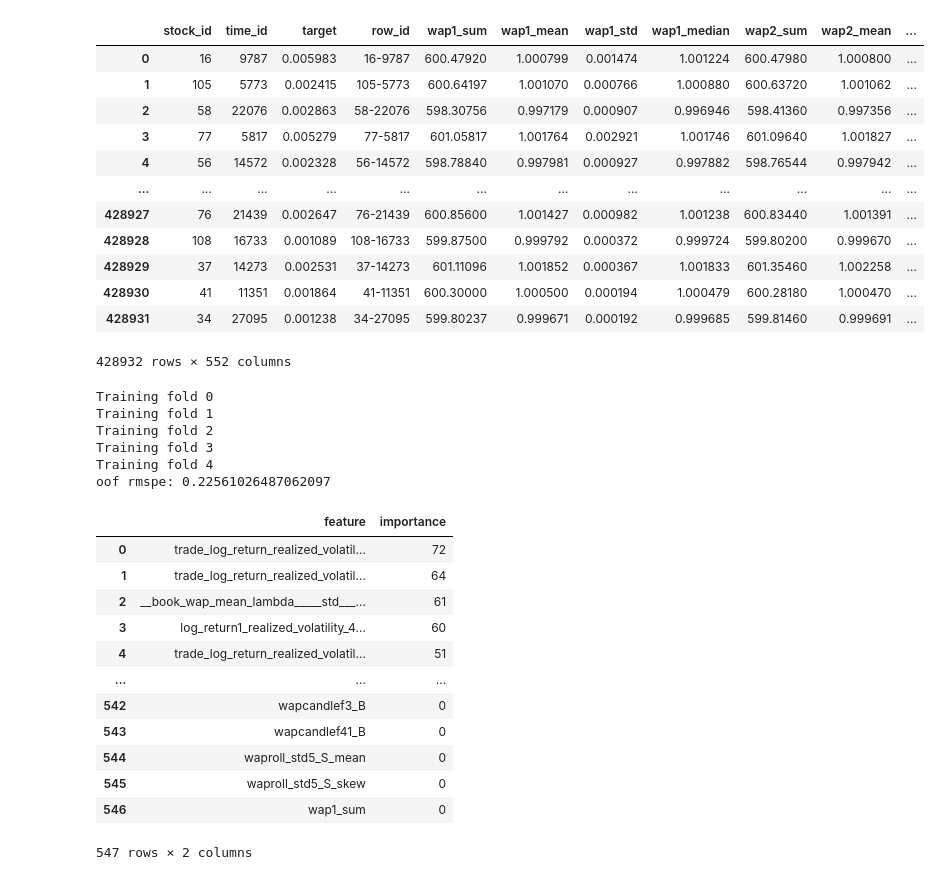
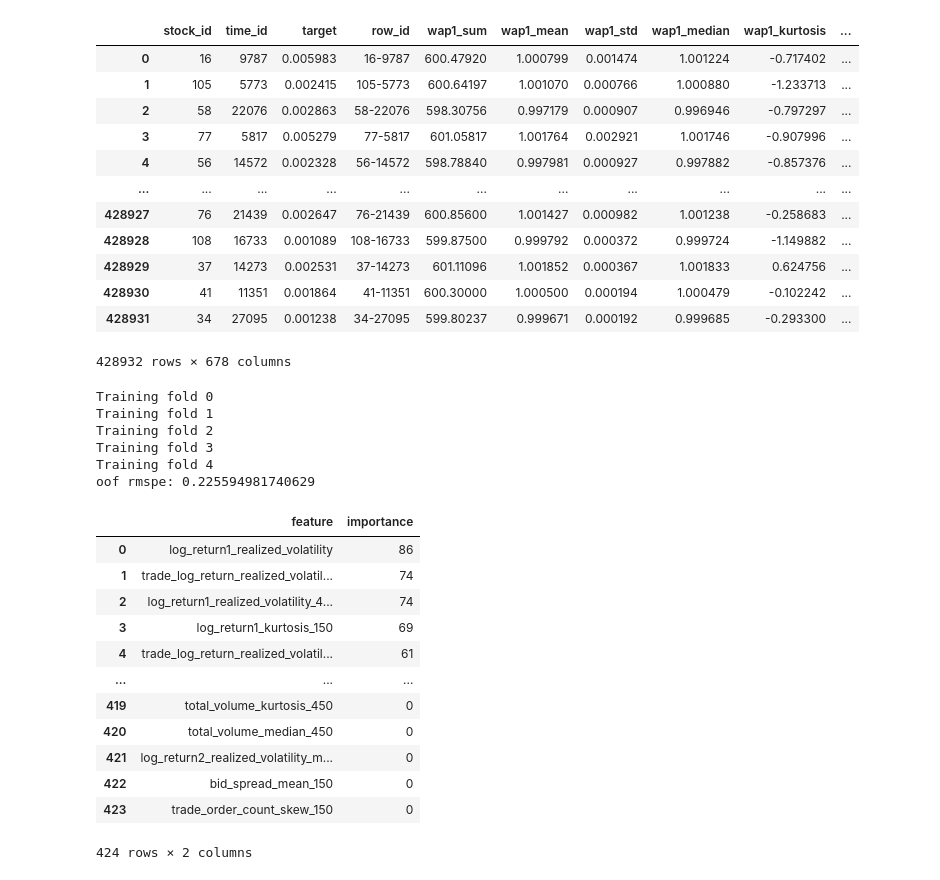
Before and after one commit to Zacchaeus00/kaggle-optiver, a Jupyter notebook: working/lgbm-sklearn.ipynb, the cells around one changed output. Saved outputs shown, nothing was run; the diff lists cells and outputs as text; code cells hidden in the pictures.

Commit message:
baseline merged features 678cols 0.22559

```diff
--- a/working/lgbm-sklearn.ipynb
+++ b/working/lgbm-sklearn.ipynb
@@ -87,21 +87,21 @@ Our training set has 428932 rows
 # %%
-train_ = pd.read_csv("../baseline/data/train.csv")
+train_ = pd.read_csv("../baseline/data/baseline_train.csv")
 train = train.merge(train_, on=["time_id", "stock_id", "target"], how="inner")
 train
 # %% [output]
-|  | stock_id | time_id | target | row_id | wap1_sum | wap1_mean | wap1_std | wap1_median | wap2_sum | wap2_mean | ... |
-| 0 | 16 | 9787 | 0.005983 | 16-9787 | 600.47920 | 1.000799 | 0.001474 | 1.001224 | 600.47980 | 1.000800 | ... |
-| 1 | 105 | 5773 | 0.002415 | 105-5773 | 600.64197 | 1.001070 | 0.000766 | 1.000880 | 600.63720 | 1.001062 | ... |
-| 2 | 58 | 22076 | 0.002863 | 58-22076 | 598.30756 | 0.997179 | 0.000907 | 0.996946 | 598.41360 | 0.997356 | ... |
-| 3 | 77 | 5817 | 0.005279 | 77-5817 | 601.05817 | 1.001764 | 0.002921 | 1.001746 | 601.09640 | 1.001827 | ... |
-| 4 | 56 | 14572 | 0.002328 | 56-14572 | 598.78840 | 0.997981 | 0.000927 | 0.997882 | 598.76544 | 0.997942 | ... |
-| ... | ... | ... | ... | ... | ... | ... | ... | ... | ... | ... | ... |
-| 428927 | 76 | 21439 | 0.002647 | 76-21439 | 600.85600 | 1.001427 | 0.000982 | 1.001238 | 600.83440 | 1.001391 | ... |
-| 428928 | 108 | 16733 | 0.001089 | 108-16733 | 599.87500 | 0.999792 | 0.000372 | 0.999724 | 599.80200 | 0.999670 | ... |
-| 428929 | 37 | 14273 | 0.002531 | 37-14273 | 601.11096 | 1.001852 | 0.000367 | 1.001833 | 601.35460 | 1.002258 | ... |
-| 428930 | 41 | 11351 | 0.001864 | 41-11351 | 600.30000 | 1.000500 | 0.000194 | 1.000479 | 600.28180 | 1.000470 | ... |
-| 428931 | 34 | 27095 | 0.001238 | 34-27095 | 599.80237 | 0.999671 | 0.000192 | 0.999685 | 599.81460 | 0.999691 | ... |
+|  | stock_id | time_id | target | row_id | wap1_sum | wap1_mean | wap1_std | wap1_median | wap1_kurtosis | ... |
+| 0 | 16 | 9787 | 0.005983 | 16-9787 | 600.47920 | 1.000799 | 0.001474 | 1.001224 | -0.717402 | ... |
+| 1 | 105 | 5773 | 0.002415 | 105-5773 | 600.64197 | 1.001070 | 0.000766 | 1.000880 | -1.233713 | ... |
+| 2 | 58 | 22076 | 0.002863 | 58-22076 | 598.30756 | 0.997179 | 0.000907 | 0.996946 | -0.797297 | ... |
+| 3 | 77 | 5817 | 0.005279 | 77-5817 | 601.05817 | 1.001764 | 0.002921 | 1.001746 | -0.907996 | ... |
+| 4 | 56 | 14572 | 0.002328 | 56-14572 | 598.78840 | 0.997981 | 0.000927 | 0.997882 | -0.857376 | ... |
+| ... | ... | ... | ... | ... | ... | ... | ... | ... | ... | ... |
+| 428927 | 76 | 21439 | 0.002647 | 76-21439 | 600.85600 | 1.001427 | 0.000982 | 1.001238 | -0.258683 | ... |
+| 428928 | 108 | 16733 | 0.001089 | 108-16733 | 599.87500 | 0.999792 | 0.000372 | 0.999724 | -1.149882 | ... |
+| 428929 | 37 | 14273 | 0.002531 | 37-14273 | 601.11096 | 1.001852 | 0.000367 | 1.001833 | 0.624756 | ... |
+| 428930 | 41 | 11351 | 0.001864 | 41-11351 | 600.30000 | 1.000500 | 0.000194 | 1.000479 | -0.102242 | ... |
+| 428931 | 34 | 27095 | 0.001238 | 34-27095 | 599.80237 | 0.999671 | 0.000192 | 0.999685 | -0.293300 | ... |
-428932 rows × 552 columns
+428932 rows × 678 columns
 # %%
 # feature_groups = get_feature_groups(train)
 # pruned_groups = ["timeagg_450_log_return1",
@@ -168,22 +168,22 @@ Training fold 1
 Training fold 2
 Training fold 3
 Training fold 4
-oof rmspe: 0.22561026487062097
+oof rmspe: 0.225594981740629
 # %%
 df_importance = pd.DataFrame({"feature": model.feature_name_, "importance": model.feature_importances_})
 df_importance = df_importance.sort_values(by=["importance"], ascending=False).reset_index(drop=True)
 df_importance
 # %% [output]
 |  | feature | importance |
-| 0 | trade_log_return_realized_volatil... | 72 |
-| 1 | trade_log_return_realized_volatil... | 64 |
-| 2 | __book_wap_mean_lambda_____std___... | 61 |
-| 3 | log_return1_realized_volatility_4... | 60 |
-| 4 | trade_log_return_realized_volatil... | 51 |
+| 0 | log_return1_realized_volatility | 86 |
+| 1 | trade_log_return_realized_volatil... | 74 |
+| 2 | log_return1_realized_volatility_4... | 74 |
+| 3 | log_return1_kurtosis_150 | 69 |
+| 4 | trade_log_return_realized_volatil... | 61 |
 | ... | ... | ... |
-| 542 | wapcandlef3_B | 0 |
-| 543 | wapcandlef41_B | 0 |
-| 544 | waproll_std5_S_mean | 0 |
-| 545 | waproll_std5_S_skew | 0 |
-| 546 | wap1_sum | 0 |
+| 419 | total_volume_kurtosis_450 | 0 |
+| 420 | total_volume_median_450 | 0 |
+| 421 | log_return2_realized_volatility_m... | 0 |
+| 422 | bid_spread_mean_150 | 0 |
+| 423 | trade_order_count_skew_150 | 0 |
-547 rows × 2 columns
+424 rows × 2 columns
```
Also changed, not shown: parts of 1 cell of this notebook, 2 other files.
